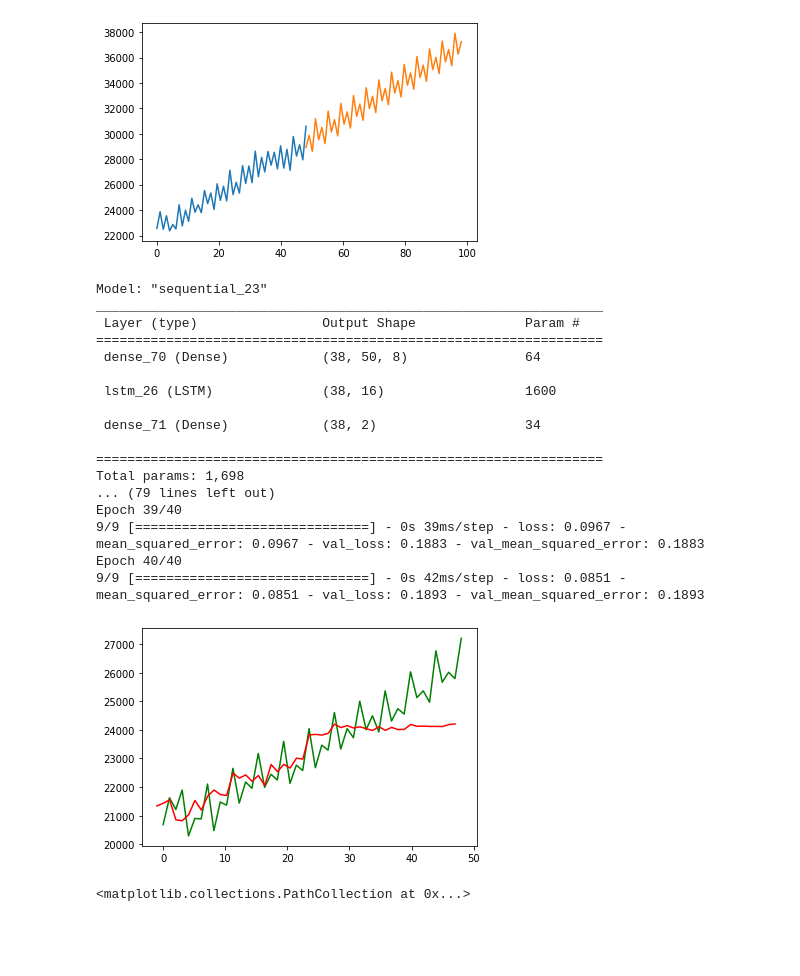
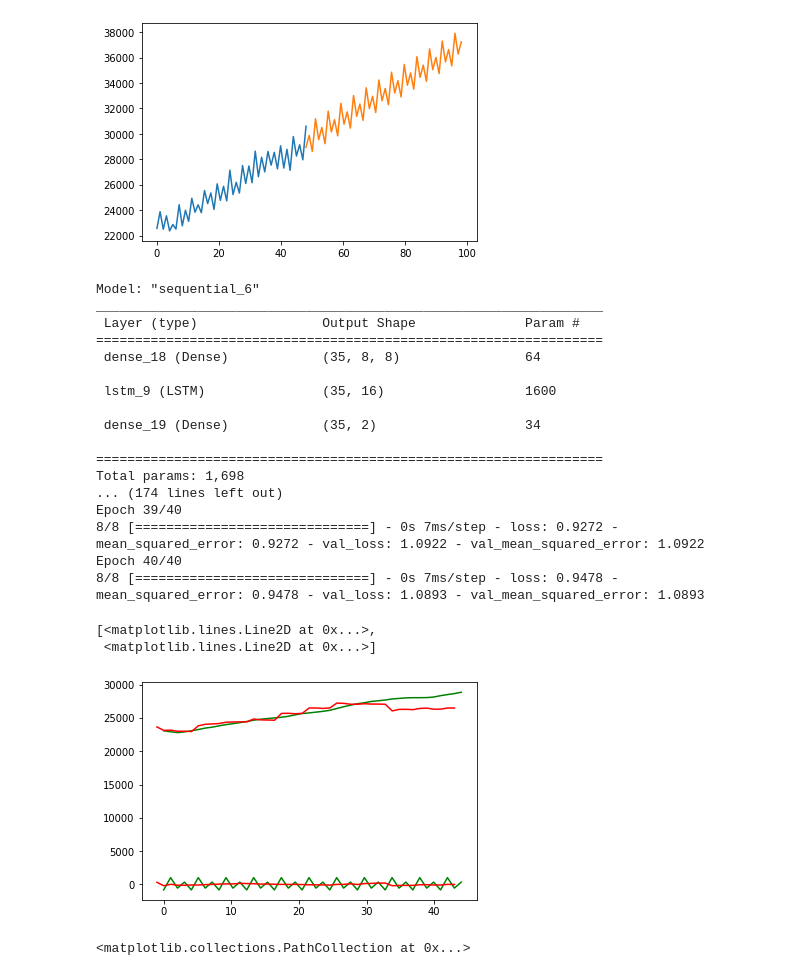
Before and after one commit to nisa-bayraktar/european_productivity, a Jupyter notebook: combined_features.ipynb, the cells around one changed output. Saved outputs shown, nothing was run; the diff lists cells and outputs as text; code cells hidden in the pictures; blank space fills up the shorter version.

Commit message:
attempted splitting up rnn

```diff
--- a/combined_features.ipynb
+++ b/combined_features.ipynb
@@ -329,41 +329,49 @@ ax = plt.plot(t, y, np.linspace(t[-1], t[-1] + 50, 50), forecast_values.predicte
 [figure]
 [figure]
 # %%
-time_step, data_memory, epochs, batch_size, split_point = 1, 50, 40, 4, 0.8
+time_step, data_memory, epochs, batch_size, split_point = 1, 8, 40, 4, 0.8
 
 load_model_bool, load_model, save_model, save_fig = False, 'EU_model', 'EU_model', 'EU'
 model_layer = [layers.Dense(8, activation= 'linear'),
                 layers.LSTM(16,activation= 'tanh', dropout = 0.1, recurrent_dropout = 0.1, return_sequences=False),
                 layers.Dense(2)]
 print_summary = True
 X = data[0, :, 2:]
+
 y = data[0, :, 0:1]
+X = data[1, 2:-2, 2:]
+y = np.array([decomposition.trend[2:-2]]).T
+t = np.linspace(0, y.shape[0], y.shape[0])
 y_pred, history = run_model(X, y, time_step, data_memory, epochs, batch_size, model_layer, split_point)
 
-t = np.linspace(0, y_pred.shape[0], y_pred.shape[0])
-y = data[0, :, 0]
 plt.plot(t, y, 'g', t + time_step - 2, y_pred[:, 0], 'r')
 train_loss = history.history['loss']
 val_loss = history.history['val_loss']
+
+y = np.array([decomposition.seasonal[2:-2]]).T
+y_pred, history = run_model(X, y, time_step, data_memory, epochs, batch_size, model_layer, split_point)
+plt.plot(t, y, 'g', t + time_step - 2, y_pred[:, 0], 'r')
 # %% [output]
-Model: "sequential_23"
+Model: "sequential_6"
 _________________________________________________________________
  Layer (type)                Output Shape              Param #
 =================================================================
- dense_70 (Dense)            (38, 50, 8)               64
+ dense_18 (Dense)            (35, 8, 8)                64
 
- lstm_26 (LSTM)              (38, 16)                  1600
+ lstm_9 (LSTM)               (35, 16)                  1600
 
- dense_71 (Dense)            (38, 2)                   34
+ dense_19 (Dense)            (35, 2)                   34
 
 =================================================================
 Total params: 1,698
-... (79 lines left out)
+... (174 lines left out)
 Epoch 39/40
-9/9 [==============================] - 0s 39ms/step - loss: 0.0967 - mean_squared_error: 0.0967 - val_loss: 0.1883 - val_mean_squared_error: 0.1883
+8/8 [==============================] - 0s 7ms/step - loss: 0.9272 - mean_squared_error: 0.9272 - val_loss: 1.0922 - val_mean_squared_error: 1.0922
 Epoch 40/40
-9/9 [==============================] - 0s 42ms/step - loss: 0.0851 - mean_squared_error: 0.0851 - val_loss: 0.1893 - val_mean_squared_error: 0.1893
+8/8 [==============================] - 0s 7ms/step - loss: 0.9478 - mean_squared_error: 0.9478 - val_loss: 1.0893 - val_mean_squared_error: 1.0893
+[<matplotlib.lines.Line2D at 0x...>,
+ <matplotlib.lines.Line2D at 0x...>]
-[figure, old version]
+[figure, new version]
 # %%
 '''
 Clustering of features using K-means
```
Also changed, not shown: parts of 5 cells of this notebook.
